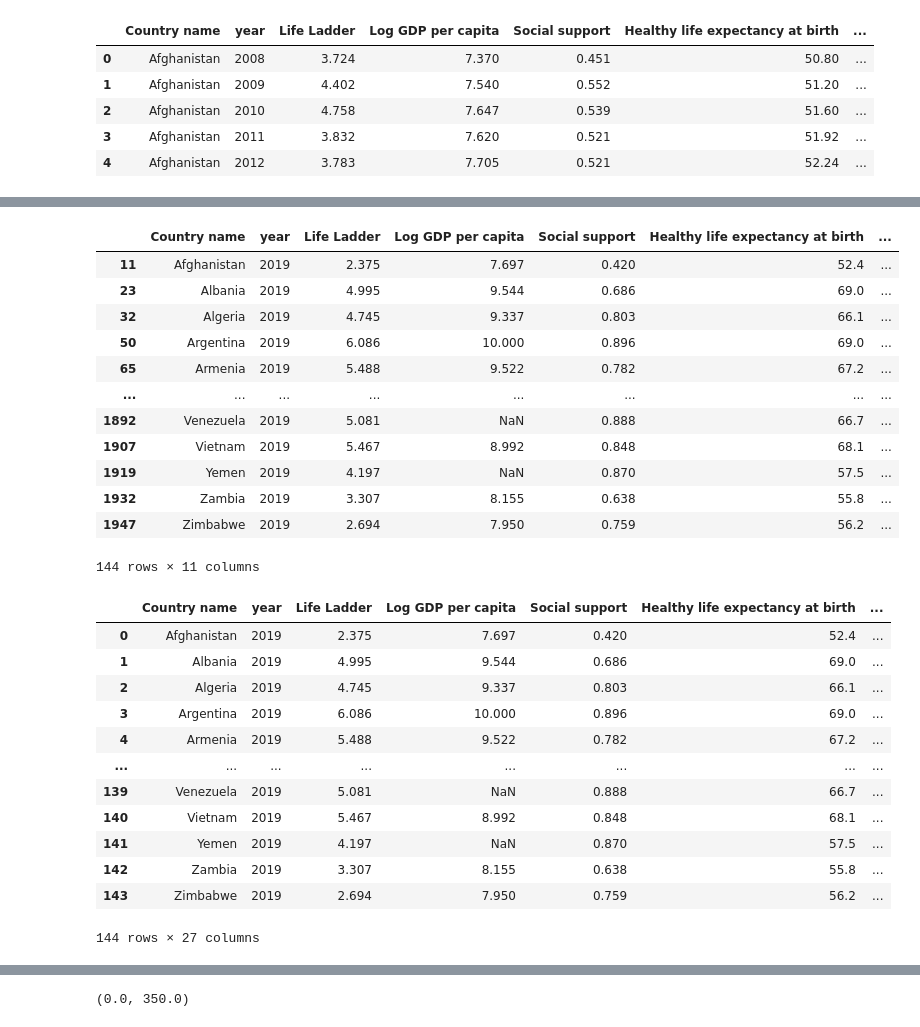
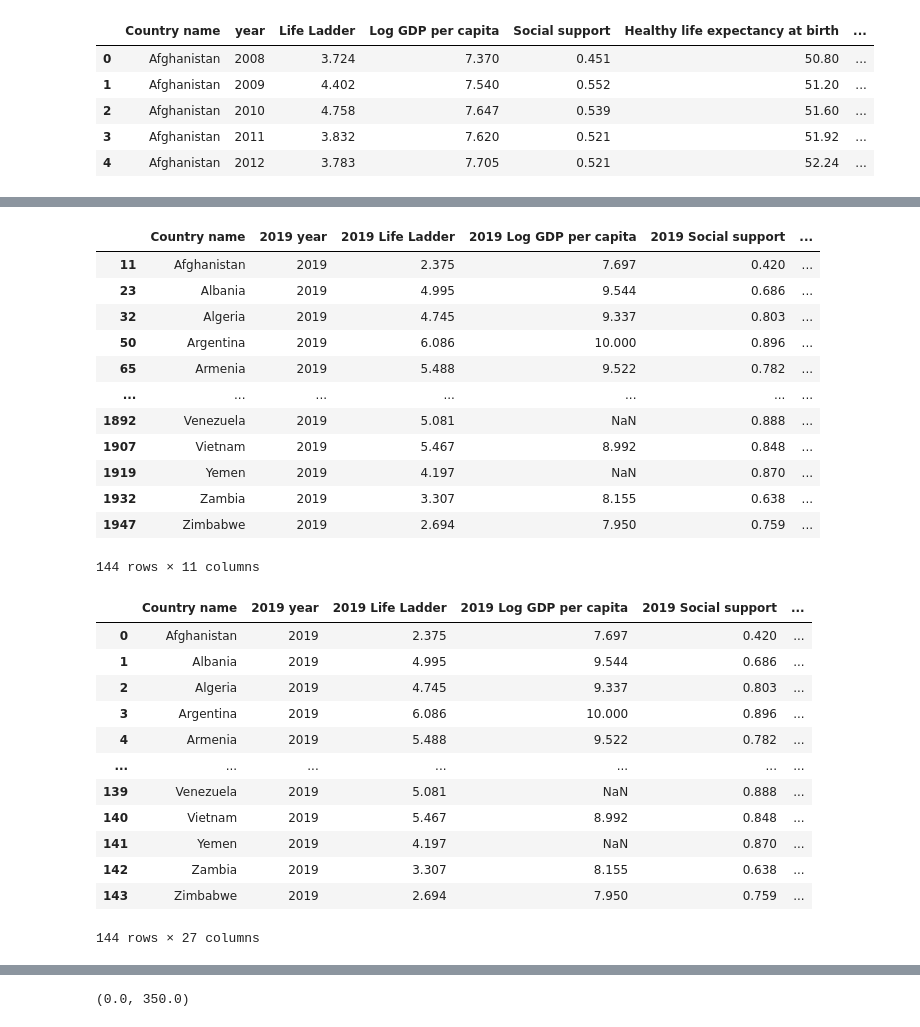
Before and after one commit to sydnipierce/butler-groupD-project1, a Jupyter notebook: Analysis/data_expl_cleansing.ipynb, the cells around one changed output, grey strips where cells are left out. Cells and saved outputs as stored; diff of their text form; code cells hidden in the pictures.

Commit message:
Added headers, added 2019 to panel data file columns, added to outlier analysis

```diff
--- a/Analysis/data_expl_cleansing.ipynb
+++ b/Analysis/data_expl_cleansing.ipynb
@@ -39,22 +43,28 @@ mort_df.head()
 # %%
 # Create filtered df from panel_df to pull 2019 records (pre-pandemic)
 panel_2019_df = panel_df.loc[panel_df.year == 2019, :]
 
+# Add 2019 prefix to column names to better identify after merge
+panel_2019_df = panel_2019_df.add_prefix('2019 ')
+
+# Remove 2019 prefix from country name column for merge
+panel_2019_df = panel_2019_df.rename(columns={'2019 Country name': 'Country name'})
+
 # View filtered df
 panel_2019_df
 # %% [output]
-|  | Country name | year | Life Ladder | Log GDP per capita | Social support | Healthy life expectancy at birth | ... |
-| 11 | Afghanistan | 2019 | 2.375 | 7.697 | 0.420 | 52.4 | ... |
-| 23 | Albania | 2019 | 4.995 | 9.544 | 0.686 | 69.0 | ... |
-| 32 | Algeria | 2019 | 4.745 | 9.337 | 0.803 | 66.1 | ... |
-| 50 | Argentina | 2019 | 6.086 | 10.000 | 0.896 | 69.0 | ... |
-| 65 | Armenia | 2019 | 5.488 | 9.522 | 0.782 | 67.2 | ... |
-| ... | ... | ... | ... | ... | ... | ... | ... |
-| 1892 | Venezuela | 2019 | 5.081 | NaN | 0.888 | 66.7 | ... |
-| 1907 | Vietnam | 2019 | 5.467 | 8.992 | 0.848 | 68.1 | ... |
-| 1919 | Yemen | 2019 | 4.197 | NaN | 0.870 | 57.5 | ... |
-| 1932 | Zambia | 2019 | 3.307 | 8.155 | 0.638 | 55.8 | ... |
-| 1947 | Zimbabwe | 2019 | 2.694 | 7.950 | 0.759 | 56.2 | ... |
+|  | Country name | 2019 year | 2019 Life Ladder | 2019 Log GDP per capita | 2019 Social support | ... |
+| 11 | Afghanistan | 2019 | 2.375 | 7.697 | 0.420 | ... |
+| 23 | Albania | 2019 | 4.995 | 9.544 | 0.686 | ... |
+| 32 | Algeria | 2019 | 4.745 | 9.337 | 0.803 | ... |
+| 50 | Argentina | 2019 | 6.086 | 10.000 | 0.896 | ... |
+| 65 | Armenia | 2019 | 5.488 | 9.522 | 0.782 | ... |
+| ... | ... | ... | ... | ... | ... | ... |
+| 1892 | Venezuela | 2019 | 5.081 | NaN | 0.888 | ... |
+| 1907 | Vietnam | 2019 | 5.467 | 8.992 | 0.848 | ... |
+| 1919 | Yemen | 2019 | 4.197 | NaN | 0.870 | ... |
+| 1932 | Zambia | 2019 | 3.307 | 8.155 | 0.638 | ... |
+| 1947 | Zimbabwe | 2019 | 2.694 | 7.950 | 0.759 | ... |
 144 rows × 11 columns
 # %%
 # Merge panel df with mortality df
@@ -63,18 +73,18 @@ merge_df = pd.merge(panel_2019_df, mort_df, how='left', on='Country name')
 # Preview merged df
 merge_df
 # %% [output]
-|  | Country name | year | Life Ladder | Log GDP per capita | Social support | Healthy life expectancy at birth | ... |
-| 0 | Afghanistan | 2019 | 2.375 | 7.697 | 0.420 | 52.4 | ... |
-| 1 | Albania | 2019 | 4.995 | 9.544 | 0.686 | 69.0 | ... |
-| 2 | Algeria | 2019 | 4.745 | 9.337 | 0.803 | 66.1 | ... |
-| 3 | Argentina | 2019 | 6.086 | 10.000 | 0.896 | 69.0 | ... |
-| 4 | Armenia | 2019 | 5.488 | 9.522 | 0.782 | 67.2 | ... |
-| ... | ... | ... | ... | ... | ... | ... | ... |
-| 139 | Venezuela | 2019 | 5.081 | NaN | 0.888 | 66.7 | ... |
-| 140 | Vietnam | 2019 | 5.467 | 8.992 | 0.848 | 68.1 | ... |
-| 141 | Yemen | 2019 | 4.197 | NaN | 0.870 | 57.5 | ... |
-| 142 | Zambia | 2019 | 3.307 | 8.155 | 0.638 | 55.8 | ... |
-| 143 | Zimbabwe | 2019 | 2.694 | 7.950 | 0.759 | 56.2 | ... |
+|  | Country name | 2019 year | 2019 Life Ladder | 2019 Log GDP per capita | 2019 Social support | ... |
+| 0 | Afghanistan | 2019 | 2.375 | 7.697 | 0.420 | ... |
+| 1 | Albania | 2019 | 4.995 | 9.544 | 0.686 | ... |
+| 2 | Algeria | 2019 | 4.745 | 9.337 | 0.803 | ... |
+| 3 | Argentina | 2019 | 6.086 | 10.000 | 0.896 | ... |
+| 4 | Armenia | 2019 | 5.488 | 9.522 | 0.782 | ... |
+| ... | ... | ... | ... | ... | ... | ... |
+| 139 | Venezuela | 2019 | 5.081 | NaN | 0.888 | ... |
+| 140 | Vietnam | 2019 | 5.467 | 8.992 | 0.848 | ... |
+| 141 | Yemen | 2019 | 4.197 | NaN | 0.870 | ... |
+| 142 | Zambia | 2019 | 3.307 | 8.155 | 0.638 | ... |
+| 143 | Zimbabwe | 2019 | 2.694 | 7.950 | 0.759 | ... |
 144 rows × 27 columns
 # %%
 # Export merged df for easier viewing
```
Also changed, not shown: parts of 12 cells of this notebook, 1 other file.
